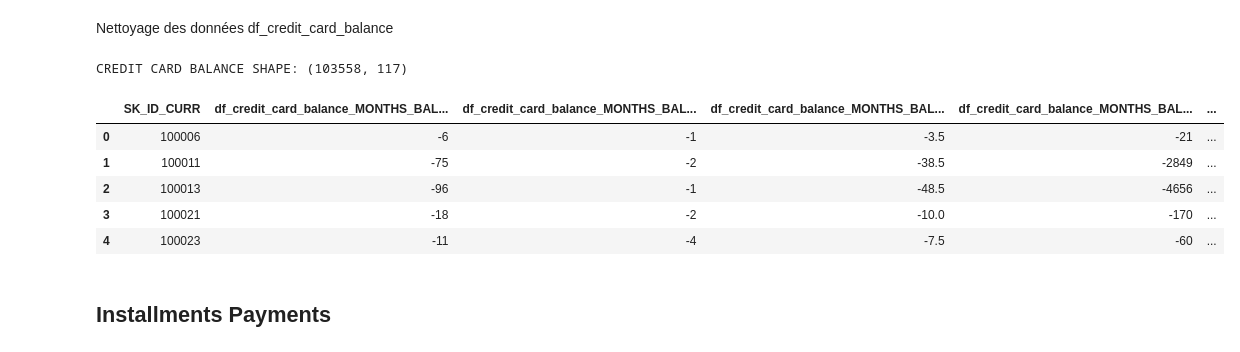
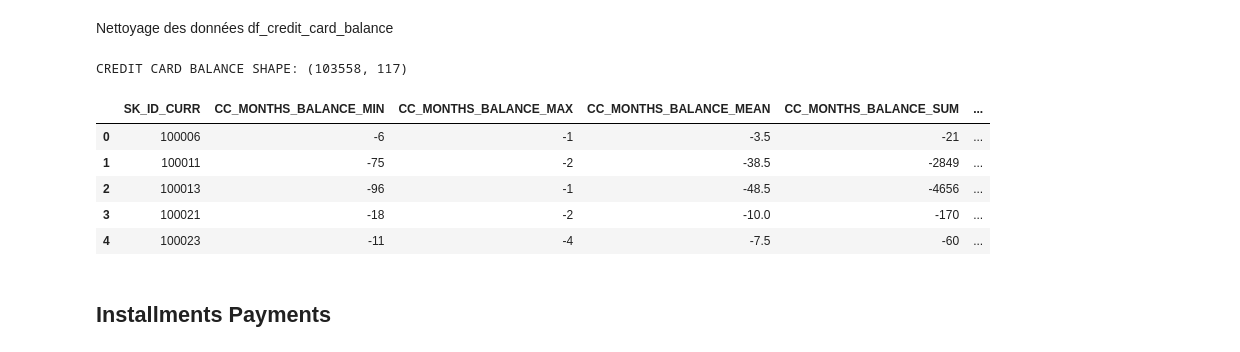
Before and after one commit to mohamedtrabis/Projet-7-Implementez-un-modele-de-scoring, a Jupyter notebook: P7_01_dashboard.ipynb, the cells around one changed output. Drawn from its saved outputs; the diff is of its cells as text; code cells hidden in the pictures.

```diff
--- a/P7_01_dashboard.ipynb
+++ b/P7_01_dashboard.ipynb
@@ -769,27 +782,27 @@ Nettoyage des données df_credit_card_balance
 # %%
 # Rare
 df_credit_card_balance["NAME_CONTRACT_STATUS"] = np.where(~(df_credit_card_balance["NAME_CONTRACT_STATUS"].isin([
    "Active", "Completed"
 ])), "Rare", df_credit_card_balance["NAME_CONTRACT_STATUS"])
 
 # One Hot Encoder
 df_credit_card_balance, cat_cols = one_hot_encoder(df_credit_card_balance, nan_as_category=False)
 
 # General aggregations
 df_credit_card_balance.drop(['SK_ID_PREV'], axis=1, inplace=True)
 df_credit_card_balance_agg = df_credit_card_balance.groupby('SK_ID_CURR').agg(['min', 'max', 'mean', 'sum', 'std'])
-df_credit_card_balance_agg.columns = pd.Index(['df_credit_card_balance_' + e[0] + "_" + e[1].upper() for e in df_credit_card_balance_agg.columns.tolist()])
+df_credit_card_balance_agg.columns = pd.Index(['CC_' + e[0] + "_" + e[1].upper() for e in df_credit_card_balance_agg.columns.tolist()])
 # Count credit card lines
 df_credit_card_balance_agg['df_credit_card_balance_COUNT'] = df_credit_card_balance.groupby('SK_ID_CURR').size()
 df_credit_card_balance_agg.reset_index(inplace = True)
 del df_credit_card_balance
 
 print("CREDIT CARD BALANCE SHAPE:", df_credit_card_balance_agg.shape, "\n")
 
 df_credit_card_balance_agg.head()
 # %% [output]
 CREDIT CARD BALANCE SHAPE: (103558, 117)
-|  | SK_ID_CURR | df_credit_card_balance_MONTHS_BAL... | df_credit_card_balance_MONTHS_BAL... | df_credit_card_balance_MONTHS_BAL... | df_credit_card_balance_MONTHS_BAL... | ... |
+|  | SK_ID_CURR | CC_MONTHS_BALANCE_MIN | CC_MONTHS_BALANCE_MAX | CC_MONTHS_BALANCE_MEAN | CC_MONTHS_BALANCE_SUM | ... |
 | 0 | 100006 | -6 | -1 | -3.5 | -21 | ... |
 | 1 | 100011 | -75 | -2 | -38.5 | -2849 | ... |
 | 2 | 100013 | -96 | -1 | -48.5 | -4656 | ... |
```
Also changed, not shown: parts of 83 cells of this notebook.
